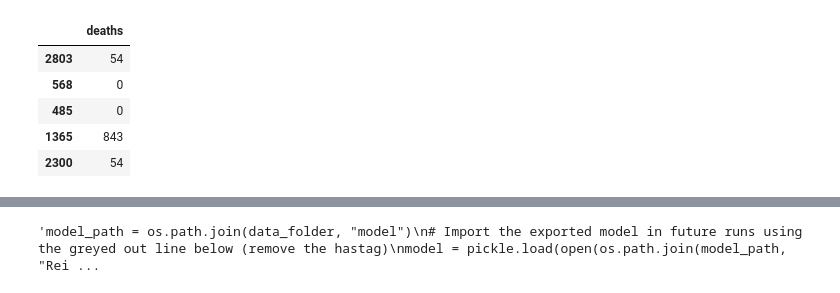
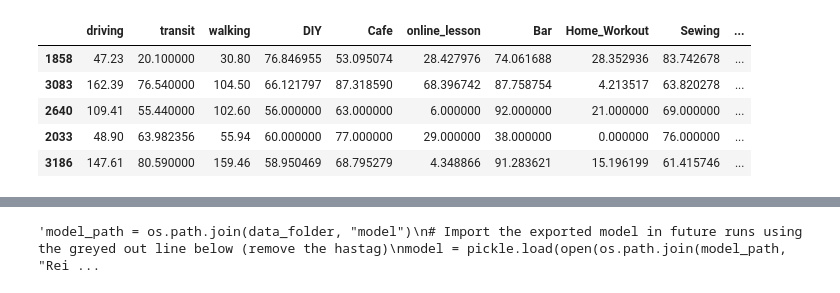
Before and after one commit to sameckford/Covid-19_Walkthrough_Part2, a Jupyter notebook: Deep_Learning_approach.ipynb, the cells around one changed output, grey strips where cells are left out. Drawn from its saved outputs; the diff is of its cells as text; code cells hidden in the pictures.

```diff
--- a/Deep_Learning_approach.ipynb
+++ b/Deep_Learning_approach.ipynb
@@ -40,14 +41,14 @@ train_y = pd.read_csv(os.path.join(data_path, "train", 'train_y.csv'), index_col
 test_x = pd.read_csv(os.path.join(data_path, "test", 'test_x.csv'), index_col=0).drop(columns=['dateRep', 'flag']).sample(frac=1, random_state=1)
 test_y = pd.read_csv(os.path.join(data_path, "test", 'test_y.csv'), index_col=0).drop(columns=drop_cols).sample(frac=1, random_state=1)
 # %%
-train_y.head()
+train_X.head()
 # %% [output]
-|  | deaths |
-| 2803 | 54 |
-| 568 | 0 |
-| 485 | 0 |
-| 1365 | 843 |
-| 2300 | 54 |
+|  | driving | transit | walking | DIY | Cafe | online_lesson | Bar | Home_Workout | Sewing | ... |
+| 1858 | 47.23 | 20.100000 | 30.80 | 76.846955 | 53.095074 | 28.427976 | 74.061688 | 28.352936 | 83.742678 | ... |
+| 3083 | 162.39 | 76.540000 | 104.50 | 66.121797 | 87.318590 | 68.396742 | 87.758754 | 4.213517 | 63.820278 | ... |
+| 2640 | 109.41 | 55.440000 | 102.60 | 56.000000 | 63.000000 | 6.000000 | 92.000000 | 21.000000 | 69.000000 | ... |
+| 2033 | 48.90 | 63.982356 | 55.94 | 60.000000 | 77.000000 | 29.000000 | 38.000000 | 0.000000 | 76.000000 | ... |
+| 3186 | 147.61 | 80.590000 | 159.46 | 58.950469 | 68.795279 | 4.348866 | 91.283621 | 15.196199 | 61.415746 | ... |
 # %%
 ## Initialise Scalars so that data is normalised to 1.
 sc_x = StandardScaler()
```
Also changed, not shown: parts of 12 cells of this notebook, 7 other files.
